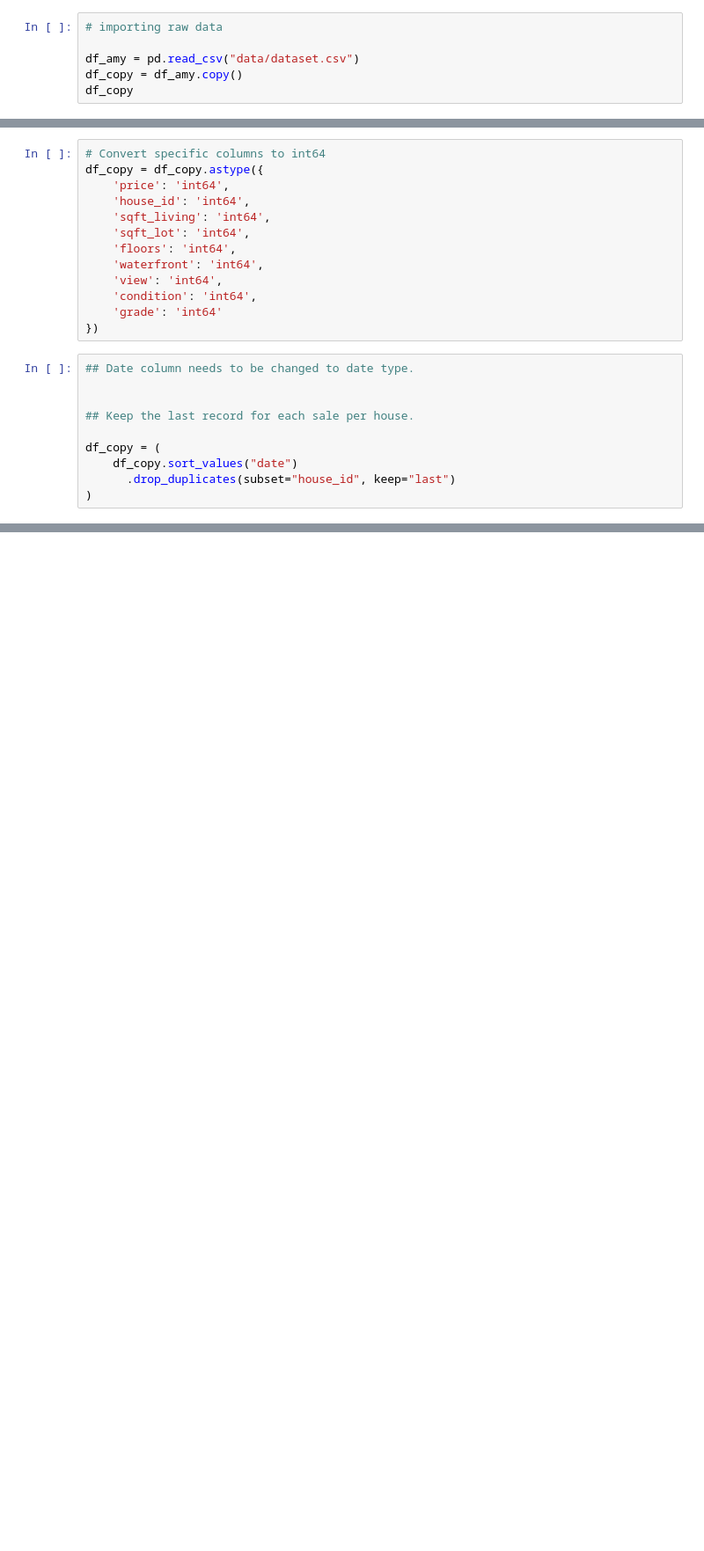
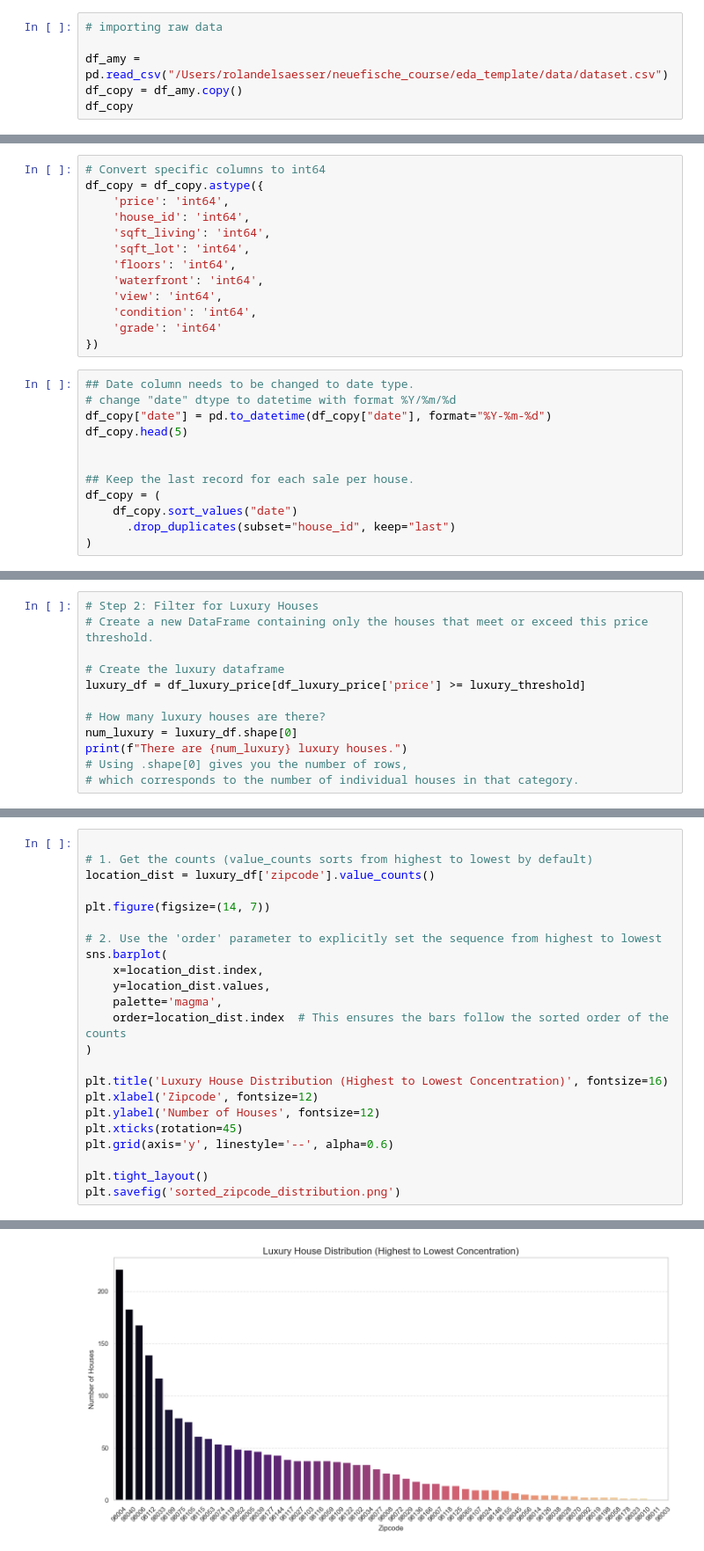
Before and after one commit to lingriosmichael/eda_template, a Jupyter notebook: my_file.ipynb, the cells around one changed output, grey strips where cells are left out. Shown at 88% size. Cells and saved outputs as stored; diff of their text form; blank space fills up the shorter version.

```diff
--- a/my_file.ipynb
+++ b/my_file.ipynb
@@ -55,7 +55,7 @@ import pandas as pd
 # %%
 # importing raw data
 
-df_amy = pd.read_csv("data/dataset.csv")
+df_amy = pd.read_csv("/Users/rolandelsaesser/neuefische_course/eda_template/data/dataset.csv")
 df_copy = df_amy.copy()
 df_copy
 # %% [output]
@@ -226,10 +226,12 @@ df_copy = df_copy.astype({
 })
 # %%
 ## Date column needs to be changed to date type.
+# change "date" dtype to datetime with format %Y/%m/%d
+df_copy["date"] = pd.to_datetime(df_copy["date"], format="%Y-%m-%d")
+df_copy.head(5)
 
 
 ## Keep the last record for each sale per house.
-
 df_copy = (
     df_copy.sort_values("date")
       .drop_duplicates(subset="house_id", keep="last")
@@ -243,0 +340,12 @@ how many houses are in the top 10% ( prices ). --> np.percentile
+# %%
+# Step 2: Filter for Luxury Houses
+# Create a new DataFrame containing only the houses that meet or exceed this price threshold.
+
+# Create the luxury dataframe
+luxury_df = df_luxury_price[df_luxury_price['price'] >= luxury_threshold]
+
+# How many luxury houses are there?
+num_luxury = luxury_df.shape[0]
+print(f"There are {num_luxury} luxury houses.")
+# Using .shape[0] gives you the number of rows,
+# which corresponds to the number of individual houses in that category.
@@ -243,0 +483,24 @@ how many houses are in the top 10% ( prices ). --> np.percentile
+# %%
+
+# 1. Get the counts (value_counts sorts from highest to lowest by default)
+location_dist = luxury_df['zipcode'].value_counts()
+
+plt.figure(figsize=(14, 7))
+
+# 2. Use the 'order' parameter to explicitly set the sequence from highest to lowest
+sns.barplot(
+    x=location_dist.index,
+    y=location_dist.values,
+    palette='magma',
+    order=location_dist.index  # This ensures the bars follow the sorted order of the counts
+)
+
+plt.title('Luxury House Distribution (Highest to Lowest Concentration)', fontsize=16)
+plt.xlabel('Zipcode', fontsize=12)
+plt.ylabel('Number of Houses', fontsize=12)
+plt.xticks(rotation=45)
+plt.grid(axis='y', linestyle='--', alpha=0.6)
+
+plt.tight_layout()
+plt.savefig('sorted_zipcode_distribution.png')
+# %% [output]
@@ -243,0 +510 @@ how many houses are in the top 10% ( prices ). --> np.percentile
+[figure, added]
```
Also changed, not shown: parts of 22 cells of this notebook.
